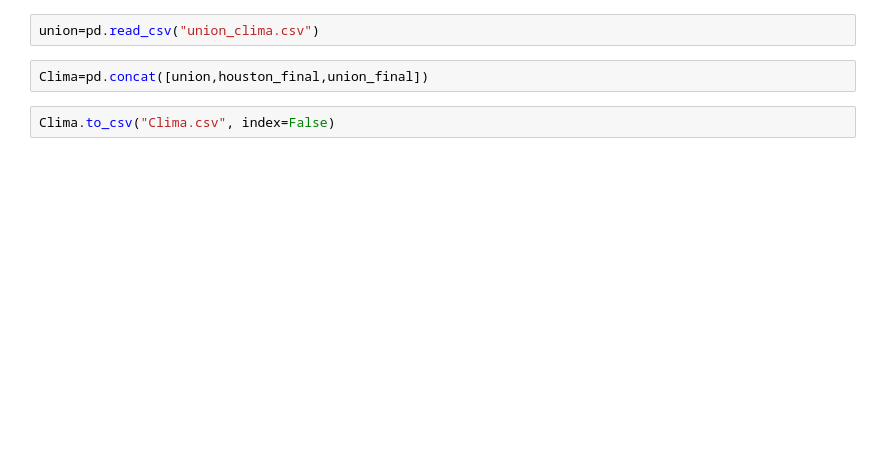
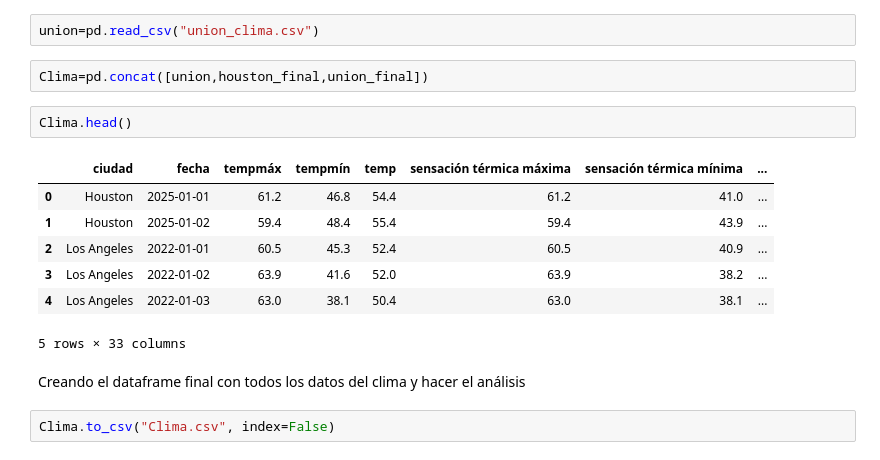
Before and after one commit to ConstanzaSegoviaA/Proyecto_Clima_Log-stica_Empresarial, a Jupyter notebook: API_clima/APIclima.ipynb, the cells around one changed output. Drawn from its saved outputs; the diff is of its cells as text; blank space fills up the shorter version.

```diff
--- a/API_clima/APIclima.ipynb
+++ b/API_clima/APIclima.ipynb
@@ -273,5 +267,17 @@ NameError: name 'union' is not defined
 union=pd.read_csv("union_clima.csv")
 # %%
 Clima=pd.concat([union,houston_final,union_final])
+# %%
+Clima.head()
+# %% [output]
+|  | ciudad | fecha | tempmáx | tempmín | temp | sensación térmica máxima | sensación térmica mínima | ... |
+| 0 | Houston | 2025-01-01 | 61.2 | 46.8 | 54.4 | 61.2 | 41.0 | ... |
+| 1 | Houston | 2025-01-02 | 59.4 | 48.4 | 55.4 | 59.4 | 43.9 | ... |
+| 2 | Los Angeles | 2022-01-01 | 60.5 | 45.3 | 52.4 | 60.5 | 40.9 | ... |
+| 3 | Los Angeles | 2022-01-02 | 63.9 | 41.6 | 52.0 | 63.9 | 38.2 | ... |
+| 4 | Los Angeles | 2022-01-03 | 63.0 | 38.1 | 50.4 | 63.0 | 38.1 | ... |
+5 rows × 33 columns
+# %% [markdown]
+Creando el dataframe final con todos los datos del clima y hacer el análisis
 # %%
 Clima.to_csv("Clima.csv", index=False)
```
Also changed, not shown: parts of 34 cells of this notebook, 3 other files.
